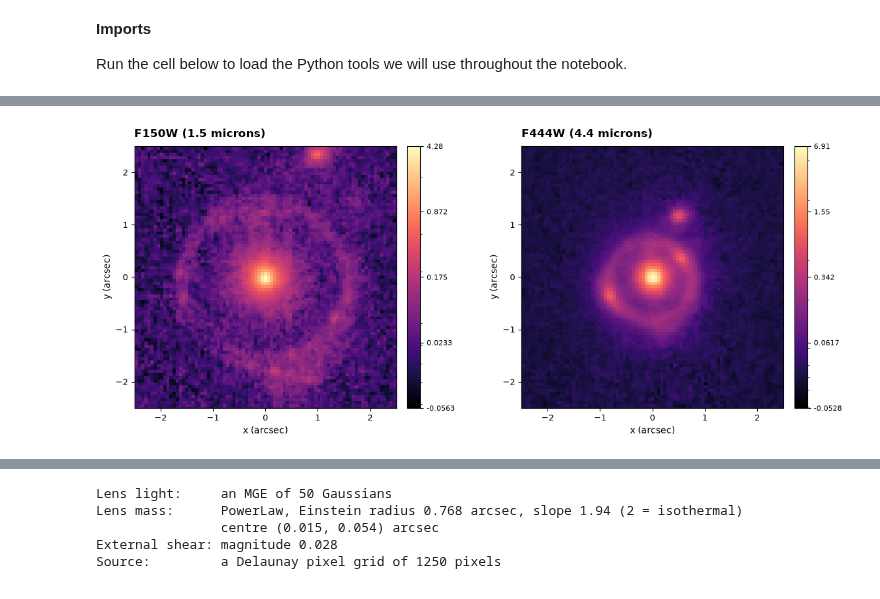
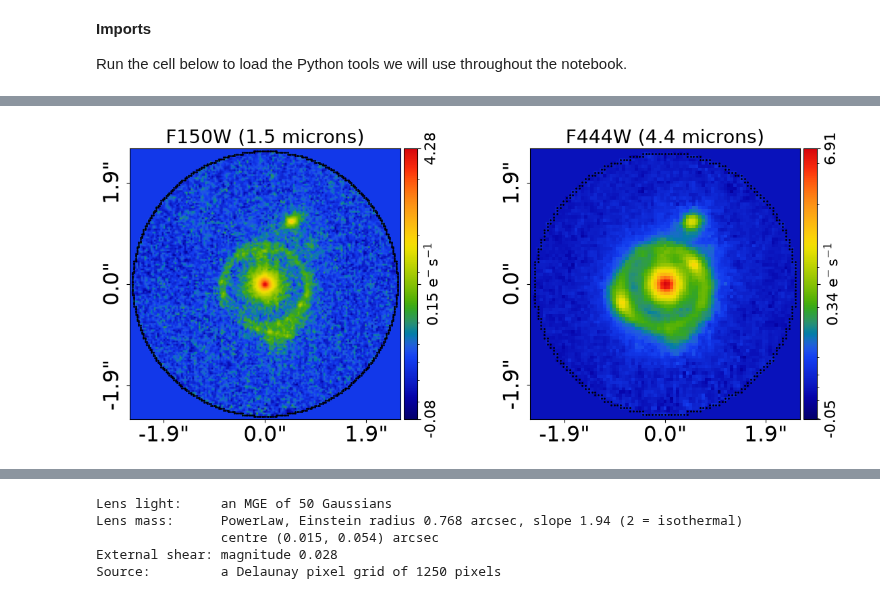
Before and after one commit to PyAutoLabs/autolens_assistant, a Jupyter notebook: docs/colab/cosmos_web_ring_colab.ipynb, the cells around one changed output, grey strips where cells are left out. Saved outputs shown, nothing was run; the diff lists cells and outputs as text; code cells hidden in the pictures.

```diff
--- a/docs/colab/cosmos_web_ring_colab.ipynb
+++ b/docs/colab/cosmos_web_ring_colab.ipynb
@@ -287,11 +179,10 @@ def load_band(band):
         data_path=path / "data.fits",
         psf_path=path / "psf.fits",
         noise_map_path=path / "noise_map.fits",
-        pixel_scales=pixel_scale,
+        pixel_scales=0.03 if band in ("F115W", "F150W") else pixel_scale,
     )
 
 
 dataset = load_band("F444W")
-fig = plot_intro_dataset(dataset, colormap="magma", stretch=0.01, radius=2.5)
-plt.show()
+aplt.subplot_imaging_dataset_intro(dataset, stretch=0.01, radius=2.5)
 # %% [output]
@@ -342,9 +235,17 @@ curve, was 0.775" and 0.772", respectively. These results are recorded in
 # %%
 dataset_f150w = load_band("F150W")
 
+display_mask = al.Mask2D.circular(
+    shape_native=dataset.shape_native, pixel_scales=pixel_scale, radius=2.5
+)
 fig, axes = plt.subplots(1, 2, figsize=(12, 5))
-plot_intro_array(dataset_f150w.data, axes[0], "F150W (1.5 microns)", radius=2.5)
-plot_intro_array(dataset.data, axes[1], "F444W (4.4 microns)", radius=2.5)
+display_mask_f150w = al.Mask2D.circular(
+    shape_native=dataset_f150w.shape_native, pixel_scales=dataset_f150w.pixel_scales, radius=2.5
+)
+aplt.plot_array(dataset_f150w.apply_mask(mask=display_mask_f150w).data,
+                ax=axes[0], title="F150W (1.5 microns)", stretch=0.01)
+aplt.plot_array(dataset.apply_mask(mask=display_mask).data,
+                ax=axes[1], title="F444W (4.4 microns)", stretch=0.01)
 plt.tight_layout()
 plt.show()
 # %% [output]
@@ -351,4 +254,4 @@ plt.show()
-[figure, old version]
+[figure, new version]
 # %% [markdown]
 **🤖 Ask Gemini:** "Why does the ring look the same in every colour, when the galaxies themselves change colour?"
 
```
Also changed, not shown: parts of 9 cells of this notebook, 9 other files.
